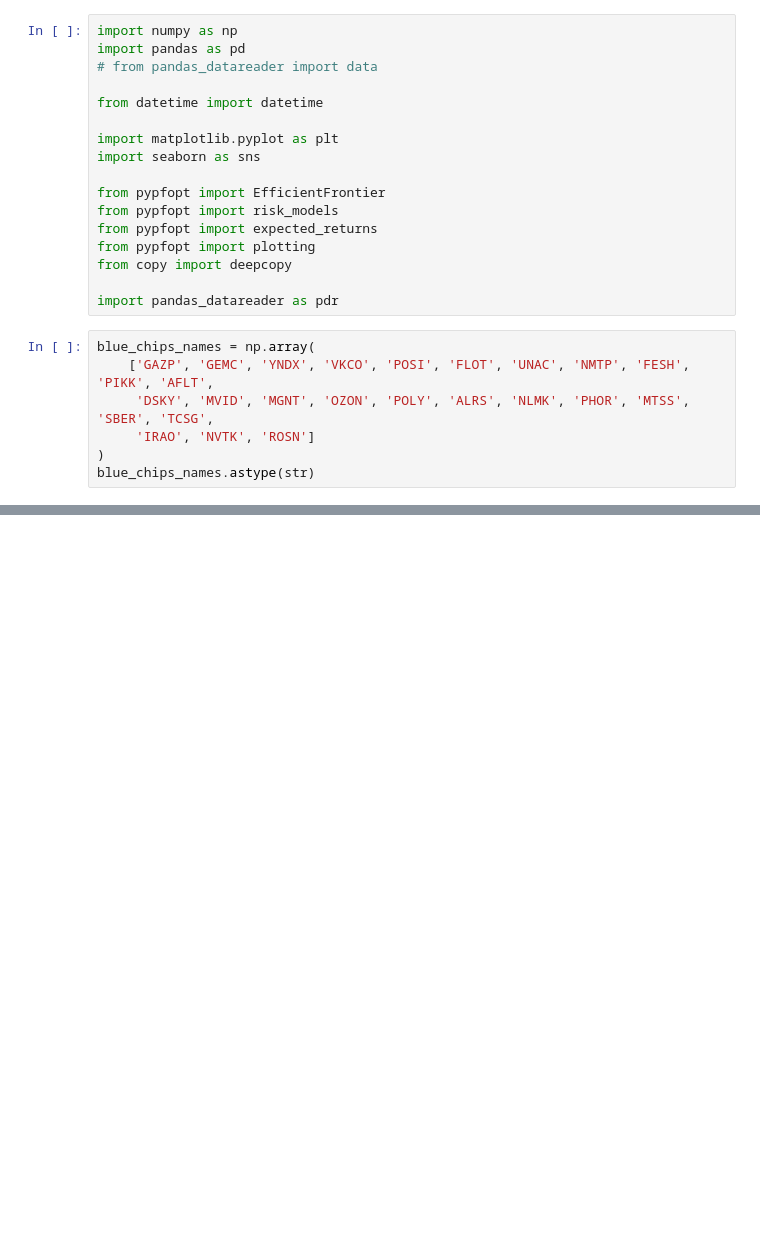
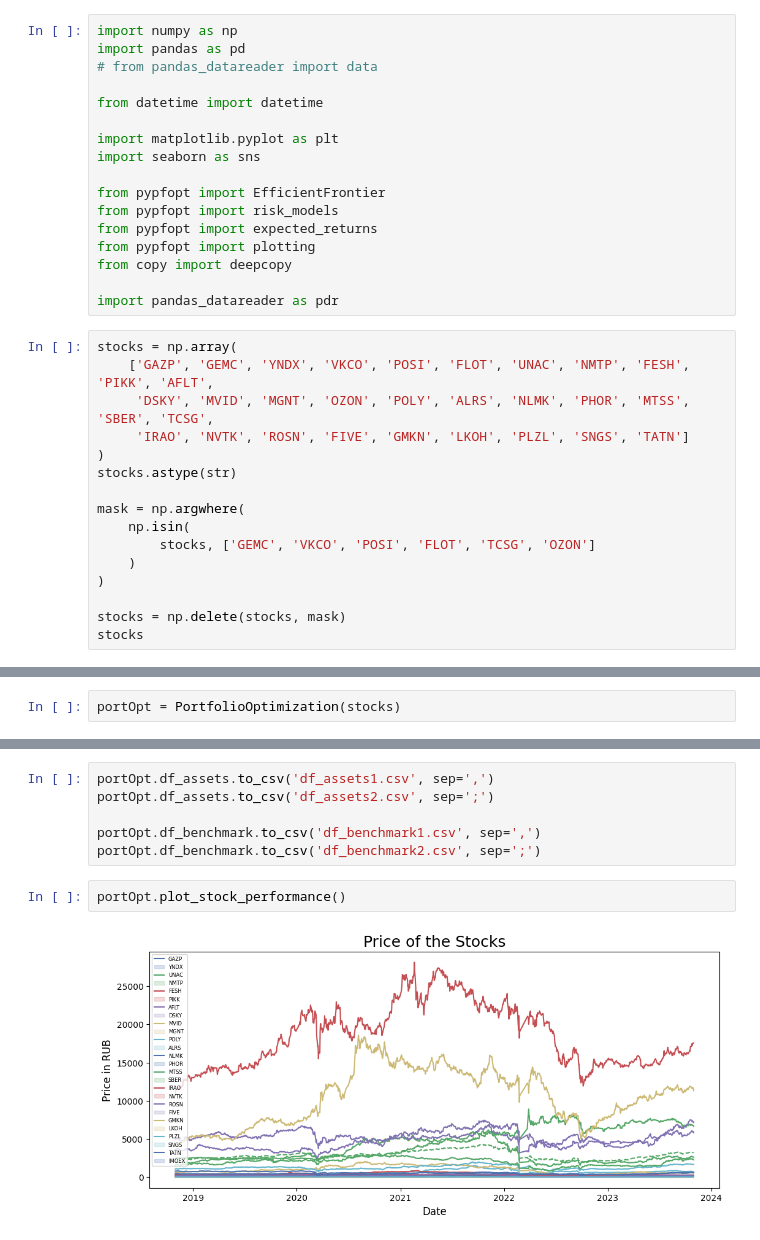
Before and after one commit to justniks/case_finance, a Jupyter notebook: main_upd.ipynb, the cells around one changed output, grey strips where cells are left out. Cells and saved outputs as stored; diff of their text form; blank space fills up the shorter version.

```diff
--- a/main_upd.ipynb
+++ b/main_upd.ipynb
@@ -21,9 +21,18 @@ from copy import deepcopy
 
 import pandas_datareader as pdr
 # %%
-blue_chips_names = np.array(
+stocks = np.array(
     ['GAZP', 'GEMC', 'YNDX', 'VKCO', 'POSI', 'FLOT', 'UNAC', 'NMTP', 'FESH', 'PIKK', 'AFLT',
      'DSKY', 'MVID', 'MGNT', 'OZON', 'POLY', 'ALRS', 'NLMK', 'PHOR', 'MTSS', 'SBER', 'TCSG',
-     'IRAO', 'NVTK', 'ROSN']
+     'IRAO', 'NVTK', 'ROSN', 'FIVE', 'GMKN', 'LKOH', 'PLZL', 'SNGS', 'TATN']
 )
-blue_chips_names.astype(str)
+stocks.astype(str)
+
+mask = np.argwhere(
+    np.isin(
+        stocks, ['GEMC', 'VKCO', 'POSI', 'FLOT', 'TCSG', 'OZON']
+    )
+)
+
+stocks = np.delete(stocks, mask)
+stocks
@@ -38,0 +44,2 @@ df_assets = small_df.drop(['GEMC', 'VKCO', 'POSI', 'FLOT', 'TCSG', 'OZON'], axis
+# %%
+portOpt = PortfolioOptimization(stocks)
@@ -38,0 +72,10 @@ df_assets = small_df.drop(['GEMC', 'VKCO', 'POSI', 'FLOT', 'TCSG', 'OZON'], axis
+# %%
+portOpt.df_assets.to_csv('df_assets1.csv', sep=',')
+portOpt.df_assets.to_csv('df_assets2.csv', sep=';')
+
+portOpt.df_benchmark.to_csv('df_benchmark1.csv', sep=',')
+portOpt.df_benchmark.to_csv('df_benchmark2.csv', sep=';')
+# %%
+portOpt.plot_stock_performance()
+# %% [output]
+[figure, added]
```
Also changed, not shown: parts of 23 cells of this notebook.
